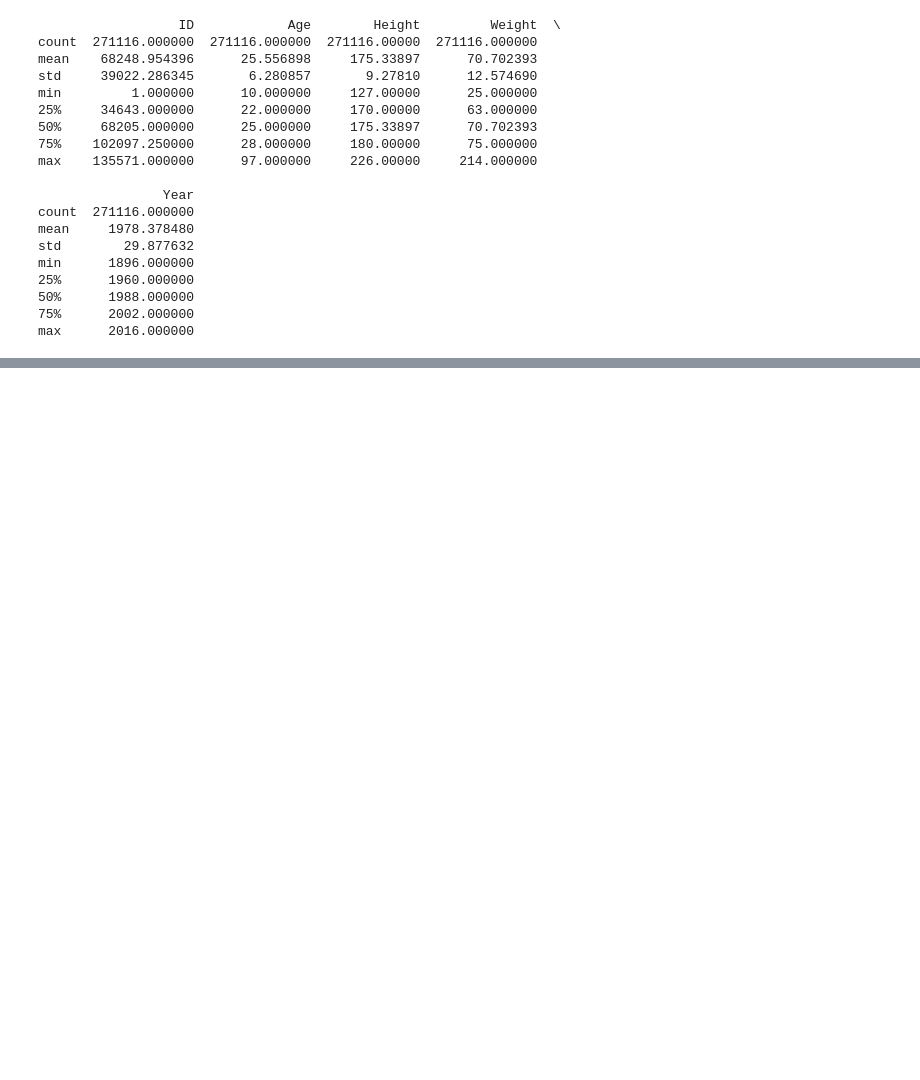
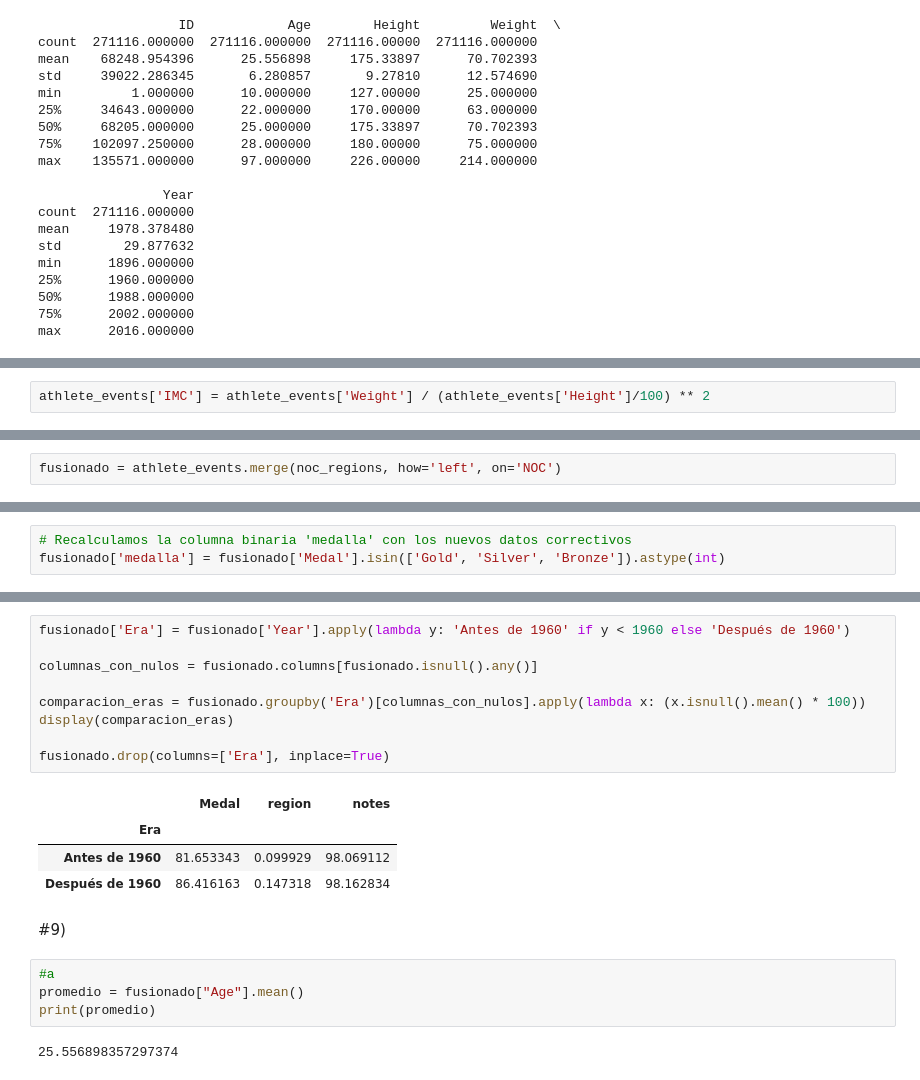
Before and after one commit to Ometh-cmd/taller-pandas-olimpiadas-grupoX, a Jupyter notebook: src/Proyecto_pandas_Faltantes_y_nuevas_variables.ipynb, the cells around one changed output, grey strips where cells are left out. Saved outputs shown, nothing was run; the diff lists cells and outputs as text; blank space fills up the shorter version.

```diff
--- a/notebooks/Proyecto_pandas_Análisis_inicial_y_limpieza.ipynb
+++ b/src/Proyecto_pandas_Faltantes_y_nuevas_variables.ipynb
@@ -142,0 +139,2 @@ max      2016.000000
+# %%
+athlete_events['IMC'] = athlete_events['Weight'] / (athlete_events['Height']/100) ** 2
@@ -142,0 +144,2 @@ max      2016.000000
+# %%
+fusionado = athlete_events.merge(noc_regions, how='left', on='NOC')
@@ -142,0 +154,3 @@ max      2016.000000
+# %%
+# Recalculamos la columna binaria 'medalla' con los nuevos datos correctivos
+fusionado['medalla'] = fusionado['Medal'].isin(['Gold', 'Silver', 'Bronze']).astype(int)
@@ -142,0 +191,22 @@ max      2016.000000
+# %%
+fusionado['Era'] = fusionado['Year'].apply(lambda y: 'Antes de 1960' if y < 1960 else 'Después de 1960')
+
+columnas_con_nulos = fusionado.columns[fusionado.isnull().any()]
+
+comparacion_eras = fusionado.groupby('Era')[columnas_con_nulos].apply(lambda x: (x.isnull().mean() * 100))
+display(comparacion_eras)
+
+fusionado.drop(columns=['Era'], inplace=True)
+# %% [output]
+|  | Medal | region | notes |
+| Era |  |  |  |
+| Antes de 1960 | 81.653343 | 0.099929 | 98.069112 |
+| Después de 1960 | 86.416163 | 0.147318 | 98.162834 |
+# %% [markdown]
+#9)
+# %%
+#a
+promedio = fusionado["Age"].mean()
+print(promedio)
+# %% [output]
+25.556898357297374
```
Also changed, not shown: parts of 43 cells of this notebook, 3 other files.
